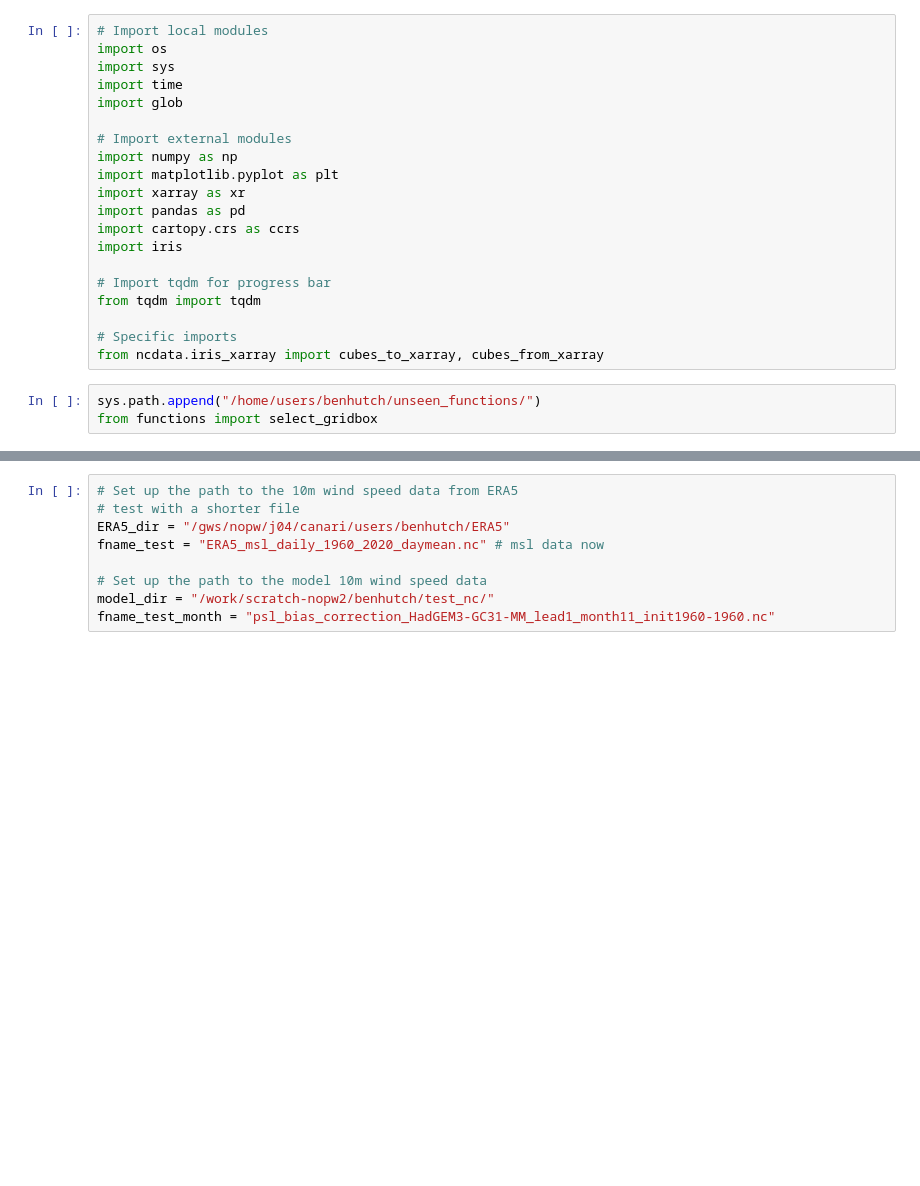
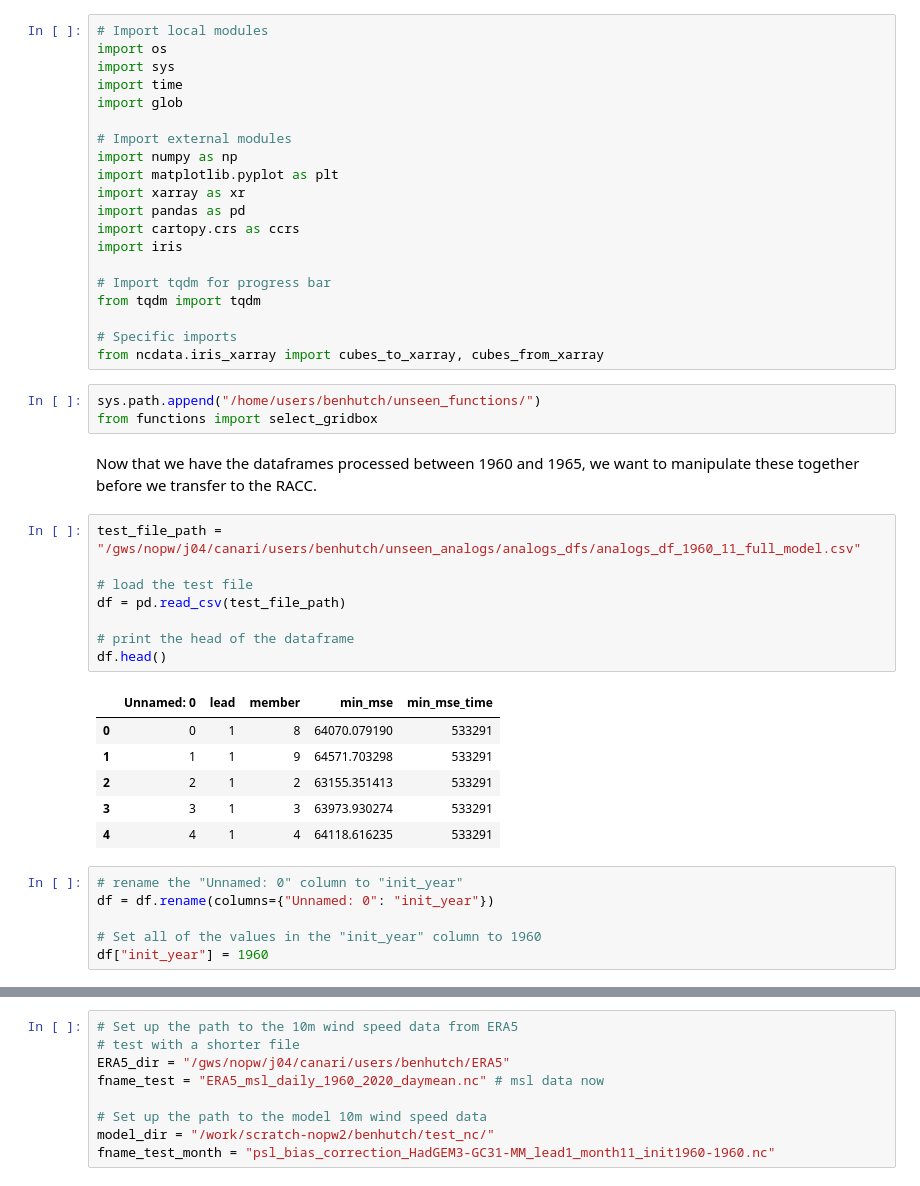
Before and after one commit to benhutchmet/unseen_multi_year, a Jupyter notebook: testing_model_analogs.ipynb, the cells around one changed output, grey strips where cells are left out. Cells and saved outputs as stored; diff of their text form; blank space fills up the shorter version.

Commit message:
merging analogs dfs

```diff
--- a/testing_model_analogs.ipynb
+++ b/testing_model_analogs.ipynb
@@ -37,3 +37,26 @@ from ncdata.iris_xarray import cubes_to_xarray, cubes_from_xarray
 # %%
 sys.path.append("/home/users/benhutch/unseen_functions/")
 from functions import select_gridbox
+# %% [markdown]
+Now that we have the dataframes processed between 1960 and 1965, we want to manipulate these together before we transfer to the RACC.
+# %%
+test_file_path = "/gws/nopw/j04/canari/users/benhutch/unseen_analogs/analogs_dfs/analogs_df_1960_11_full_model.csv"
+
+# load the test file
+df = pd.read_csv(test_file_path)
+
+# print the head of the dataframe
+df.head()
+# %% [output]
+|  | Unnamed: 0 | lead | member | min_mse | min_mse_time |
+| 0 | 0 | 1 | 8 | 64070.079190 | 533291 |
+| 1 | 1 | 1 | 9 | 64571.703298 | 533291 |
+| 2 | 2 | 1 | 2 | 63155.351413 | 533291 |
+| 3 | 3 | 1 | 3 | 63973.930274 | 533291 |
+| 4 | 4 | 1 | 4 | 64118.616235 | 533291 |
+# %%
+# rename the "Unnamed: 0" column to "init_year"
+df = df.rename(columns={"Unnamed: 0": "init_year"})
+
+# Set all of the values in the "init_year" column to 1960
+df["init_year"] = 1960
```
Also changed, not shown: parts of 8 cells of this notebook, 2 other files.
